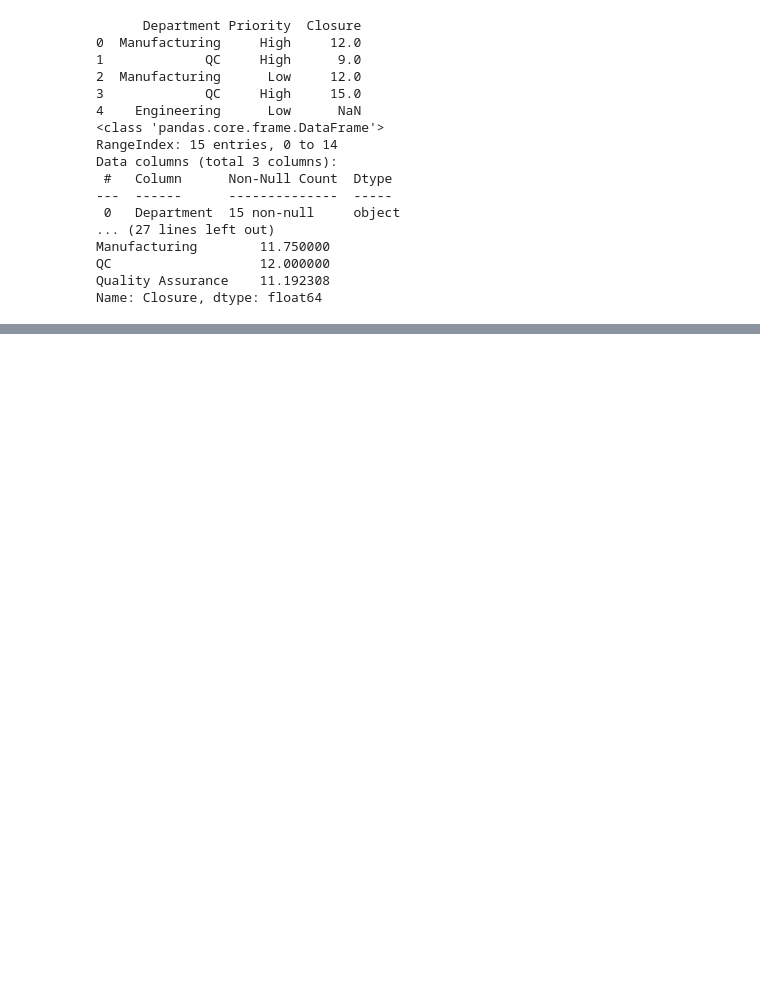
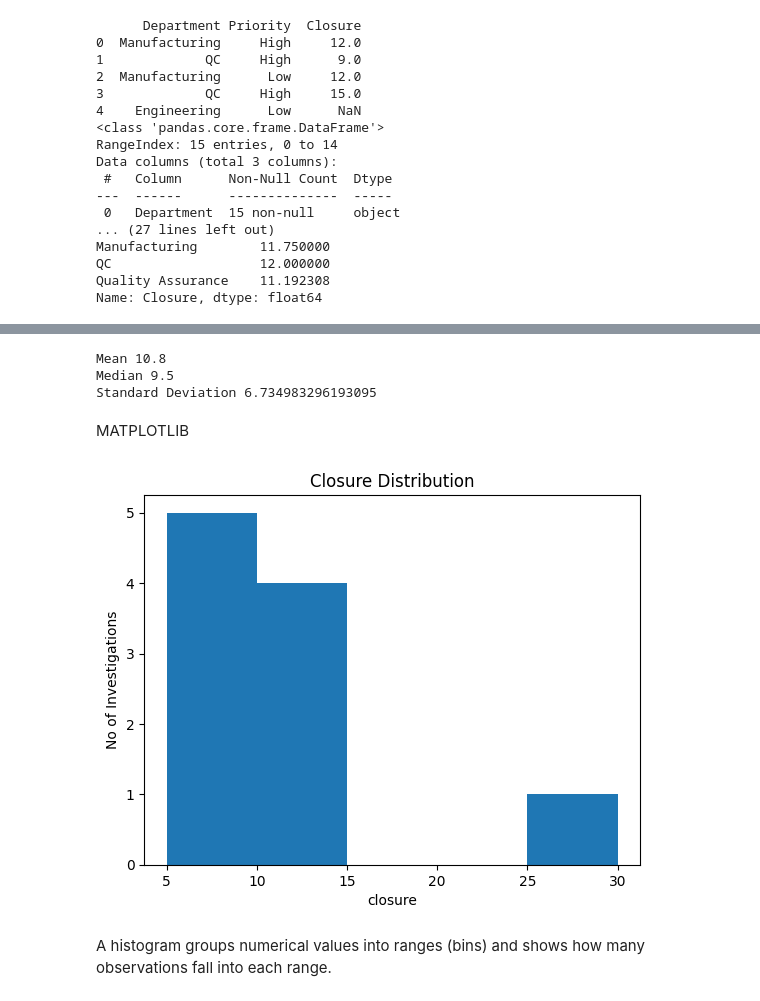
Before and after one commit to pika97/Learning-Python, a Jupyter notebook: Learning_Python.ipynb, the cells around one changed output, grey strips where cells are left out. Cells and saved outputs as stored; diff of their text form; code cells hidden in the pictures; blank space fills up the shorter version.

```diff
--- a/Learning_Python.ipynb
+++ b/Learning_Python.ipynb
@@ -2489,0 +2588,34 @@ Name: Closure, dtype: float64
+# %%
+import numpy as np
+import pandas as pd
+closure = [5, 6, 7, 8, 9, 10, 10, 11, 12, 30]
+
+closure_mean = np.mean(closure)
+closure_median = np.median(closure)
+closure_std = np.std(closure)
+
+print("Mean", closure_mean)
+print("Median", closure_median)
+print("Standard Deviation", closure_std)
+# %% [output]
+Mean 10.8
+Median 9.5
+Standard Deviation 6.734983296193095
+# %% [markdown]
+MATPLOTLIB
+# %%
+import matplotlib.pyplot as plt
+import numpy as np
+import pandas as pd
+
+closure = [5, 6, 7, 8, 9, 10, 10, 11, 12, 30]
+
+plt.hist(closure, bins=5)
+plt.xlabel("closure")
+plt.ylabel("No of Investigations")
+plt.title("Closure Distribution")
+plt.show()
+# %% [output]
+[figure, added]
+# %% [markdown]
+A histogram groups numerical values into ranges (bins) and shows how many observations fall into each range.
```
Also changed, not shown: parts of 19 cells of this notebook.
